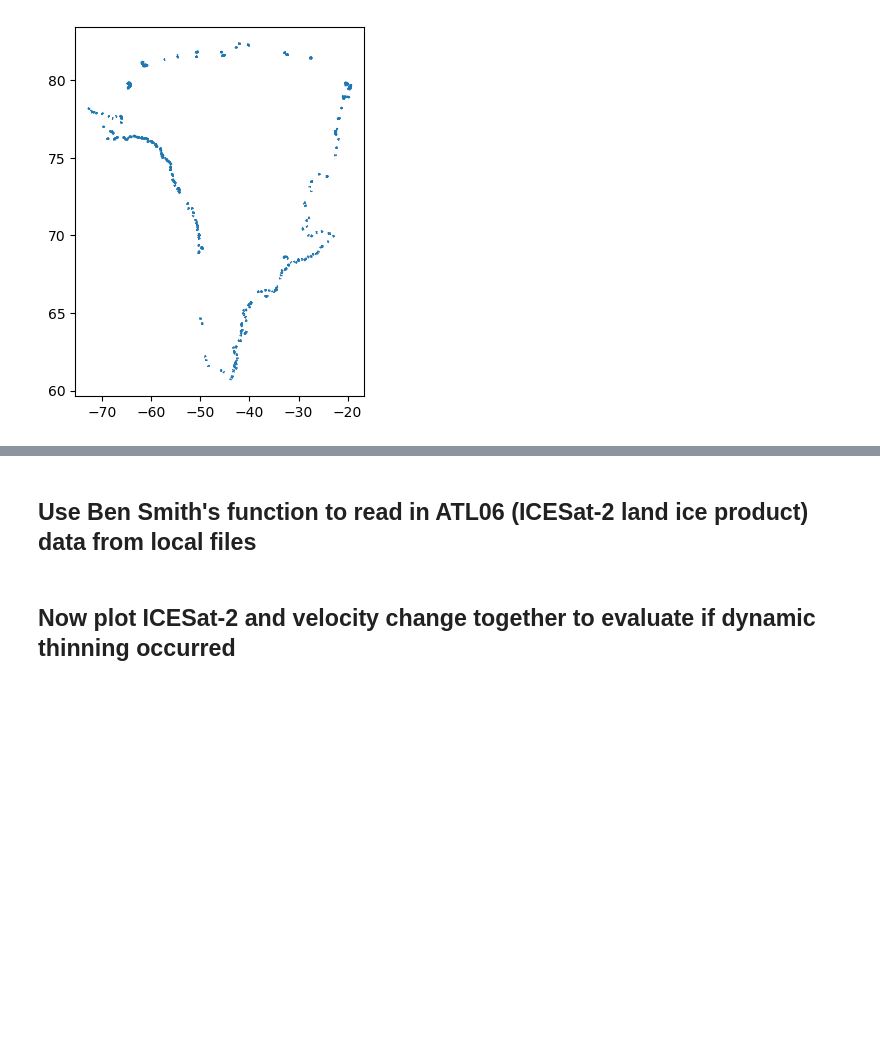
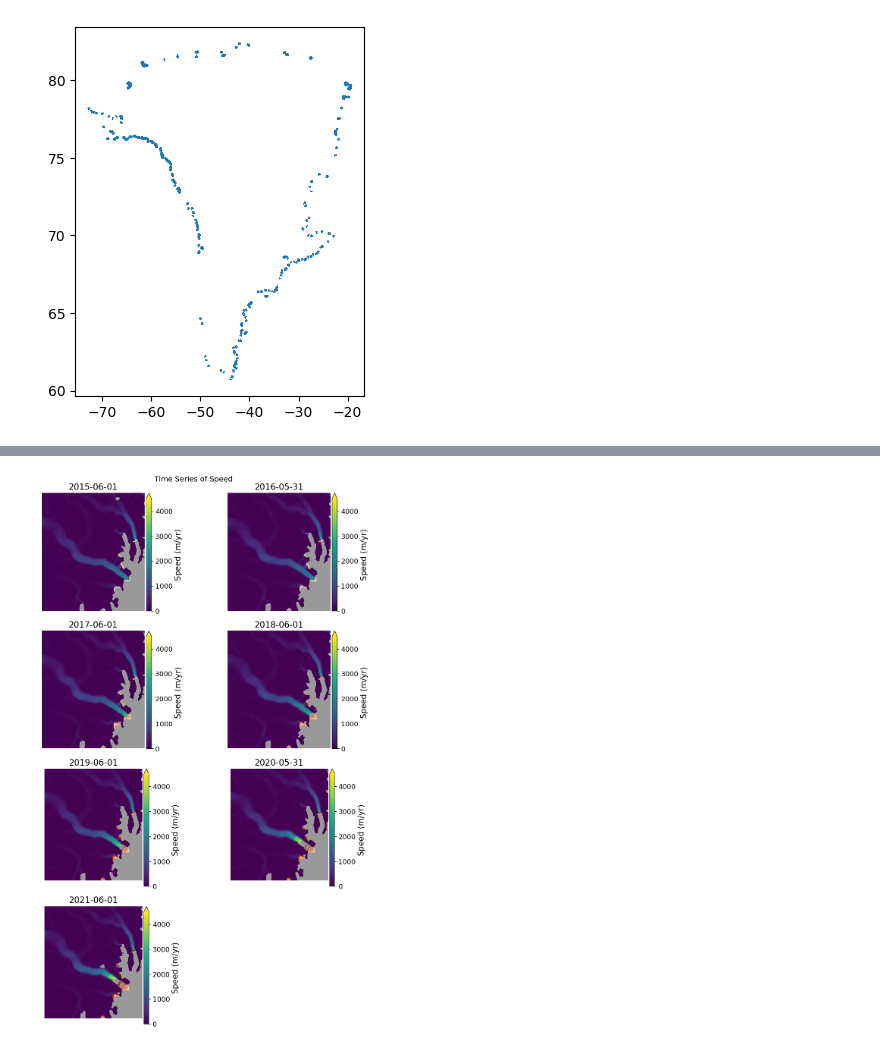
Before and after one commit to michaleaking/AGU23, a Jupyter notebook: GrIMP_tutorial-AGU23.ipynb, the cells around one changed output, grey strips where cells are left out. Cells and saved outputs as stored; diff of their text form; code cells hidden in the pictures; blank space fills up the shorter version.

```diff
--- a/GrIMP_tutorial-AGU23.ipynb
+++ b/GrIMP_tutorial-AGU23.ipynb
@@ -350,17 +352,0 @@ fig.tight_layout()
-# %%
-Or = plt.colormaps['Reds'].resampled(8)
-fig, axes = plt.subplots(4, 2,figsize=(25,25))
-counter = -1
-
-for ax, date in zip(axes.flatten(), myVelReload.time):
-    counter = counter + 1
-    myVelReload.displayVelForDate(date=date, ax=ax, autoScale=False,vmin=0,vmax=4500)#,units='km')
-    yr = datetime.date(date).year#datetime.date(myVelReload.time.year)
-    pd.to_datetime(clippedfronts["SourceDate"]).dt.year
-    clip0 = clippedfronts.loc[pd.to_datetime(clippedfronts["SourceDate"]).dt.year <= yr]
-    #clippedfronts.loc[pd.to_datetime(clippedfronts["SourceDate"]).dt.year == yr].plot(ax = ax, color = Or(counter),zorder = 2)
-    #clippedfronts.loc[pd.to_datetime(clippedfronts["SourceDate"]).dt.year <= yr].plot(ax = ax, cmap='Reds',legend=True,zorder = 2)
-    clip0.plot(ax = ax, cmap='Reds',legend=True,zorder = 2)
-axes[-1, -1].axis('off'); #remove any empty axes if odd number of years
-fig.suptitle('Time Series of Speed', fontsize=14)
-fig.tight_layout()
@@ -469,2 +352,0 @@ Follow the example block of code below to access non-local data outside of tutor
-# %% [markdown]
-## Use Ben Smith's function to read in ATL06 (ICESat-2 land ice product) data from local files
@@ -536,2 +352,0 @@ D1=atl06_to_dict(ATL06_file1,'/gt2l', index=None, epsg=3413)
-# %% [markdown]
-## Now plot ICESat-2 and velocity change together to evaluate if dynamic thinning occurred
@@ -577,0 +353,30 @@ ax_c.legend(loc='lower right',fontsize=20);
+# %%
+Or = plt.colormaps['Oranges'].resampled(8)
+
+fig, axes = plt.subplots(4, 2,figsize=(10,15))
+
+#define first year of time series
+Yr1 = myVelReload.time[0].year
+
+for ax, date in zip(axes.flatten(), myVelReload.time):
+    # Now plot. NOTE:if declaring a min and max velocity, be sure to also set autoScale = False.
+    myVelReload.displayVelForDate(date=date, ax=ax, axisOff=True, autoScale=False,vmin=0,vmax=4500,backgroundColor=(0.6,0.6,0.6))
+    yr = datetime.date(date).year
+    pd.to_datetime(clippedfronts["SourceDate"]).dt.year
+    clipYr = clippedfronts.loc[pd.to_datetime(clippedfronts["SourceDate"]).dt.year <= yr]
+
+    #sort shapefile features by date
+    SortedTerm = clipYr.sort_values(by='SourceDate',ascending=True)
+
+    #plot front positions up through subplot year through time
+    for i in range(Yr1,yr+1):
+        SortedTerm.loc[pd.to_datetime(SortedTerm["SourceDate"]).dt.year == i].plot(
+            ax=ax,column = 'SourceDate',color=Or(i-(Yr1-1)),zorder = i-(Yr1-2))
+
+
+axes[-1, -1].axis('off'); #remove any empty axes if odd number of years
+fig.suptitle('Time Series of Speed', fontsize=14)
+fig.tight_layout()
+plt.show()
+# %% [output]
+[figure, added]
```
Also changed, not shown: parts of 42 cells of this notebook, 1 other file.
